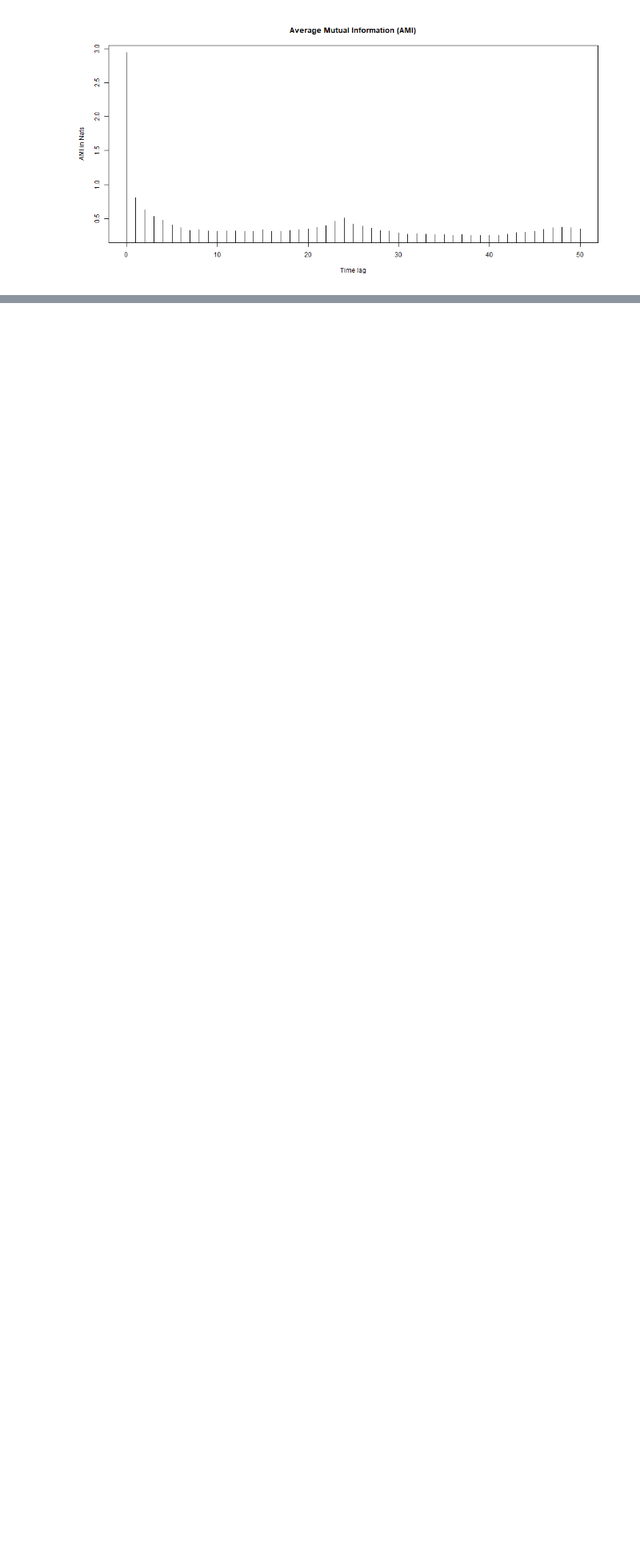
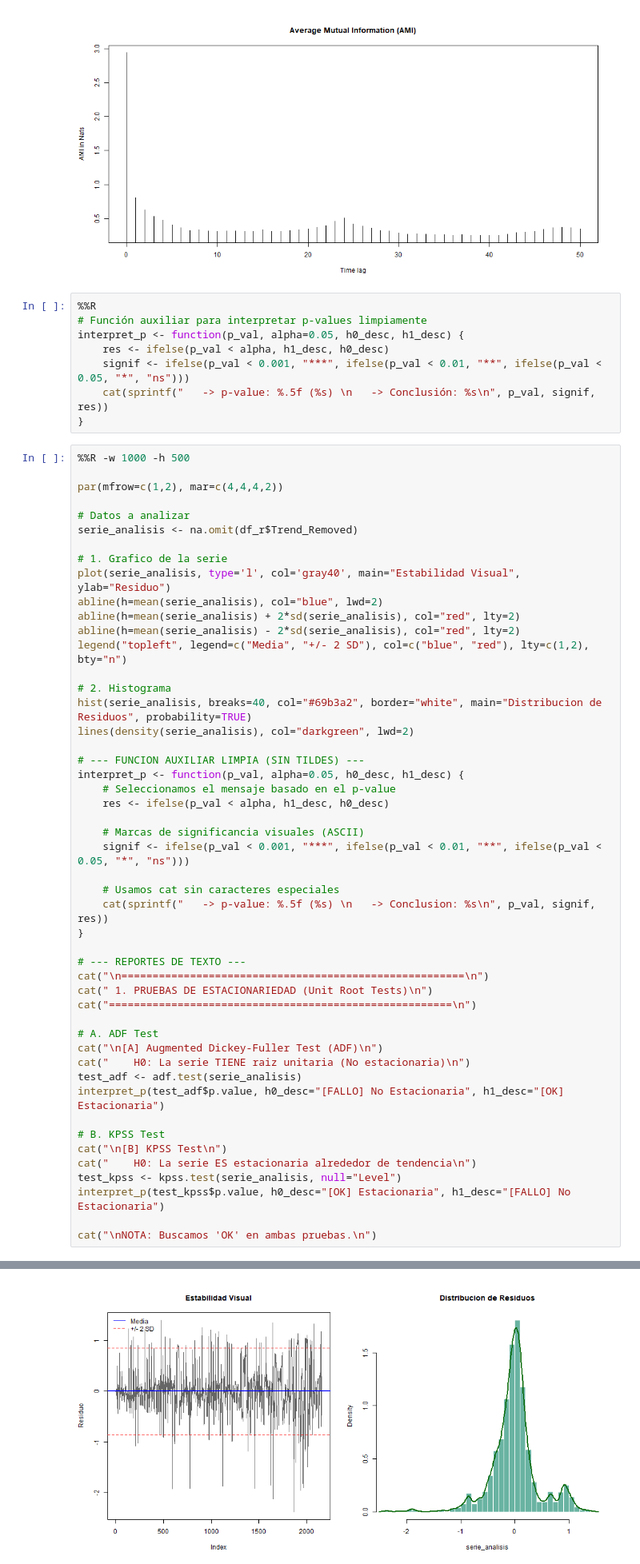
Before and after one commit to Plealm/Prediccion_Probabilistica, a Jupyter notebook: codigo_final_organizado/Aplicaciones/Aplicaciones_con_analisis/electricity_analisis.ipynb, the cells around one changed output, grey strips where cells are left out. Shown at 80% size. Saved outputs shown, nothing was run; the diff lists cells and outputs as text; blank space fills up the shorter version.

```diff
--- a/codigo_final_organizado/Aplicaciones/Aplicaciones_con_analisis/electricity_analisis.ipynb
+++ b/codigo_final_organizado/Aplicaciones/Aplicaciones_con_analisis/electricity_analisis.ipynb
@@ -333,3 +331,61 @@ mi <- mutualInformation(df_r$Trend_Removed, lag.max = 50, n.partitions = 50,
                         units = "Nats", do.plot = TRUE, main="Información Mutua (R)")
 # %% [output]
 [figure]
+# %%
+%%R
+# Función auxiliar para interpretar p-values limpiamente
+interpret_p <- function(p_val, alpha=0.05, h0_desc, h1_desc) {
+    res <- ifelse(p_val < alpha, h1_desc, h0_desc)
+    signif <- ifelse(p_val < 0.001, "***", ifelse(p_val < 0.01, "**", ifelse(p_val < 0.05, "*", "ns")))
+    cat(sprintf("   -> p-value: %.5f (%s) \n   -> Conclusión: %s\n", p_val, signif, res))
+}
+# %%
+%%R -w 1000 -h 500
+
+par(mfrow=c(1,2), mar=c(4,4,4,2))
+
+# Datos a analizar
+serie_analisis <- na.omit(df_r$Trend_Removed)
+
+# 1. Grafico de la serie
+plot(serie_analisis, type='l', col='gray40', main="Estabilidad Visual", ylab="Residuo")
+abline(h=mean(serie_analisis), col="blue", lwd=2)
+abline(h=mean(serie_analisis) + 2*sd(serie_analisis), col="red", lty=2)
+abline(h=mean(serie_analisis) - 2*sd(serie_analisis), col="red", lty=2)
+legend("topleft", legend=c("Media", "+/- 2 SD"), col=c("blue", "red"), lty=c(1,2), bty="n")
+
+# 2. Histograma
+hist(serie_analisis, breaks=40, col="#69b3a2", border="white", main="Distribucion de Residuos", probability=TRUE)
+lines(density(serie_analisis), col="darkgreen", lwd=2)
+
+# --- FUNCION AUXILIAR LIMPIA (SIN TILDES) ---
+interpret_p <- function(p_val, alpha=0.05, h0_desc, h1_desc) {
+    # Seleccionamos el mensaje basado en el p-value
+    res <- ifelse(p_val < alpha, h1_desc, h0_desc)
+
+    # Marcas de significancia visuales (ASCII)
+    signif <- ifelse(p_val < 0.001, "***", ifelse(p_val < 0.01, "**", ifelse(p_val < 0.05, "*", "ns")))
+
+    # Usamos cat sin caracteres especiales
+    cat(sprintf("   -> p-value: %.5f (%s) \n   -> Conclusion: %s\n", p_val, signif, res))
+}
+
+# --- REPORTES DE TEXTO ---
+cat("\n=======================================================\n")
+cat(" 1. PRUEBAS DE ESTACIONARIEDAD (Unit Root Tests)\n")
+cat("=======================================================\n")
+
+# A. ADF Test
+cat("\n[A] Augmented Dickey-Fuller Test (ADF)\n")
+cat("    H0: La serie TIENE raiz unitaria (No estacionaria)\n")
+test_adf <- adf.test(serie_analisis)
+interpret_p(test_adf$p.value, h0_desc="[FALLO] No Estacionaria", h1_desc="[OK] Estacionaria")
+
+# B. KPSS Test
+cat("\n[B] KPSS Test\n")
+cat("    H0: La serie ES estacionaria alrededor de tendencia\n")
+test_kpss <- kpss.test(serie_analisis, null="Level")
+interpret_p(test_kpss$p.value, h0_desc="[OK] Estacionaria", h1_desc="[FALLO] No Estacionaria")
+
+cat("\nNOTA: Buscamos 'OK' en ambas pruebas.\n")
+# %% [output]
@@ -335,0 +411 @@ mi <- mutualInformation(df_r$Trend_Removed, lag.max = 50, n.partitions = 50,
+[figure, added]
```
Also changed, not shown: parts of 8 cells of this notebook.
